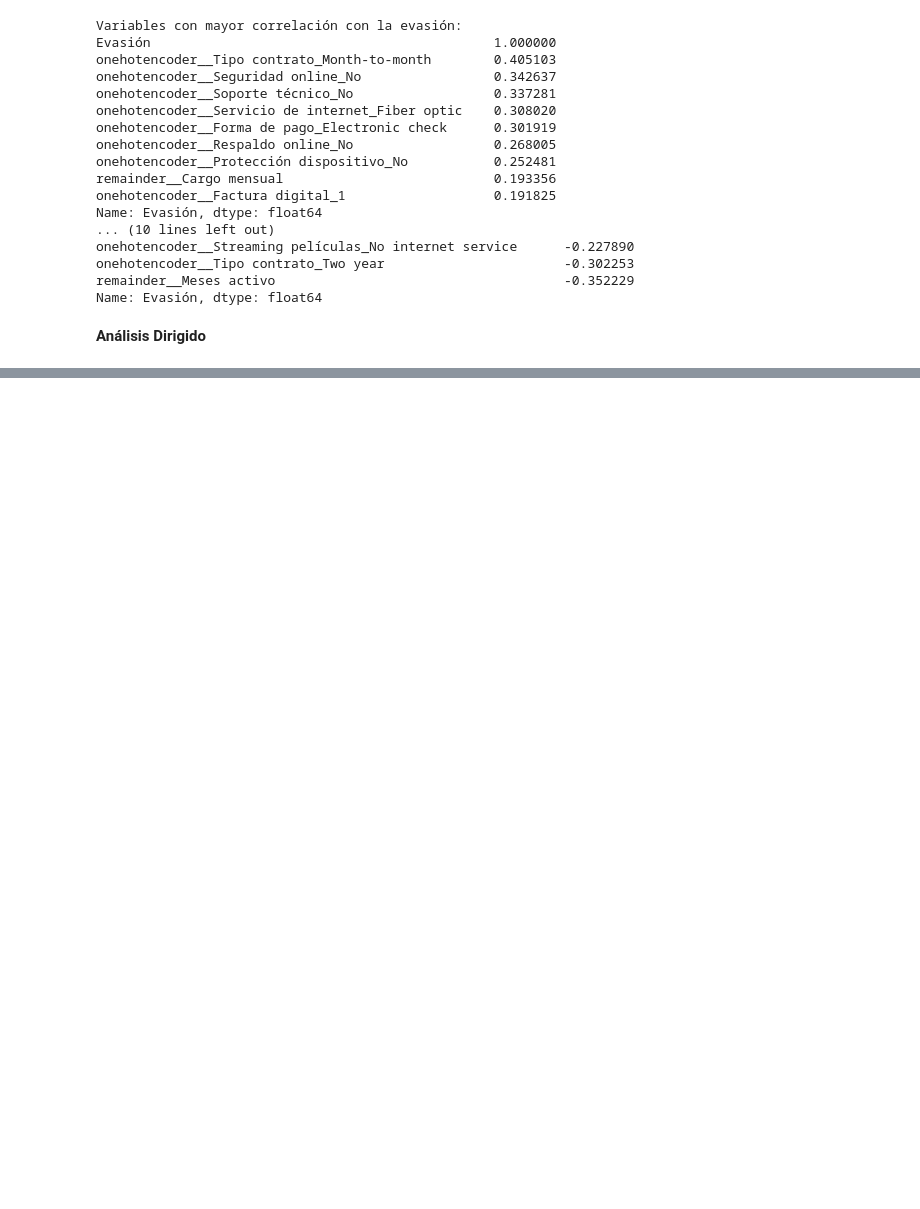
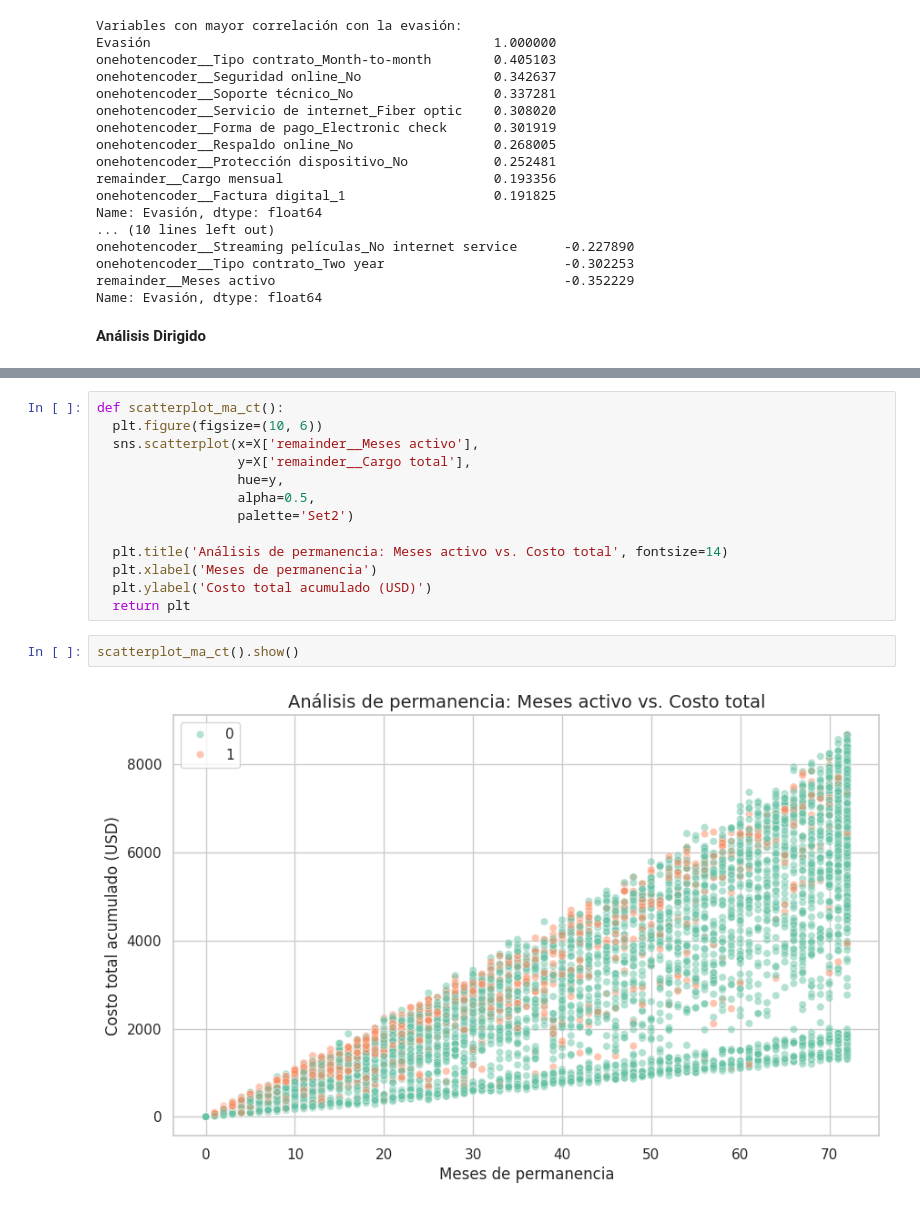
Before and after one commit to MiguelVR9/challenge-telecomX-prediction, a Jupyter notebook: TelecomX_LATAM_2.ipynb, the cells around one changed output, grey strips where cells are left out. Cells and saved outputs as stored; diff of their text form; blank space fills up the shorter version.

Commit message:
Análisis de correlación y selección de variables

```diff
--- a/TelecomX_LATAM_2.ipynb
+++ b/TelecomX_LATAM_2.ipynb
@@ -254,0 +279,17 @@ Name: Evasión, dtype: float64
+# %%
+def scatterplot_ma_ct():
+  plt.figure(figsize=(10, 6))
+  sns.scatterplot(x=X['remainder__Meses activo'],
+                  y=X['remainder__Cargo total'],
+                  hue=y,
+                  alpha=0.5,
+                  palette='Set2')
+
+  plt.title('Análisis de permanencia: Meses activo vs. Costo total', fontsize=14)
+  plt.xlabel('Meses de permanencia')
+  plt.ylabel('Costo total acumulado (USD)')
+  return plt
+# %%
+scatterplot_ma_ct().show()
+# %% [output]
+[figure, added]
```
Also changed, not shown: parts of 9 cells of this notebook.
